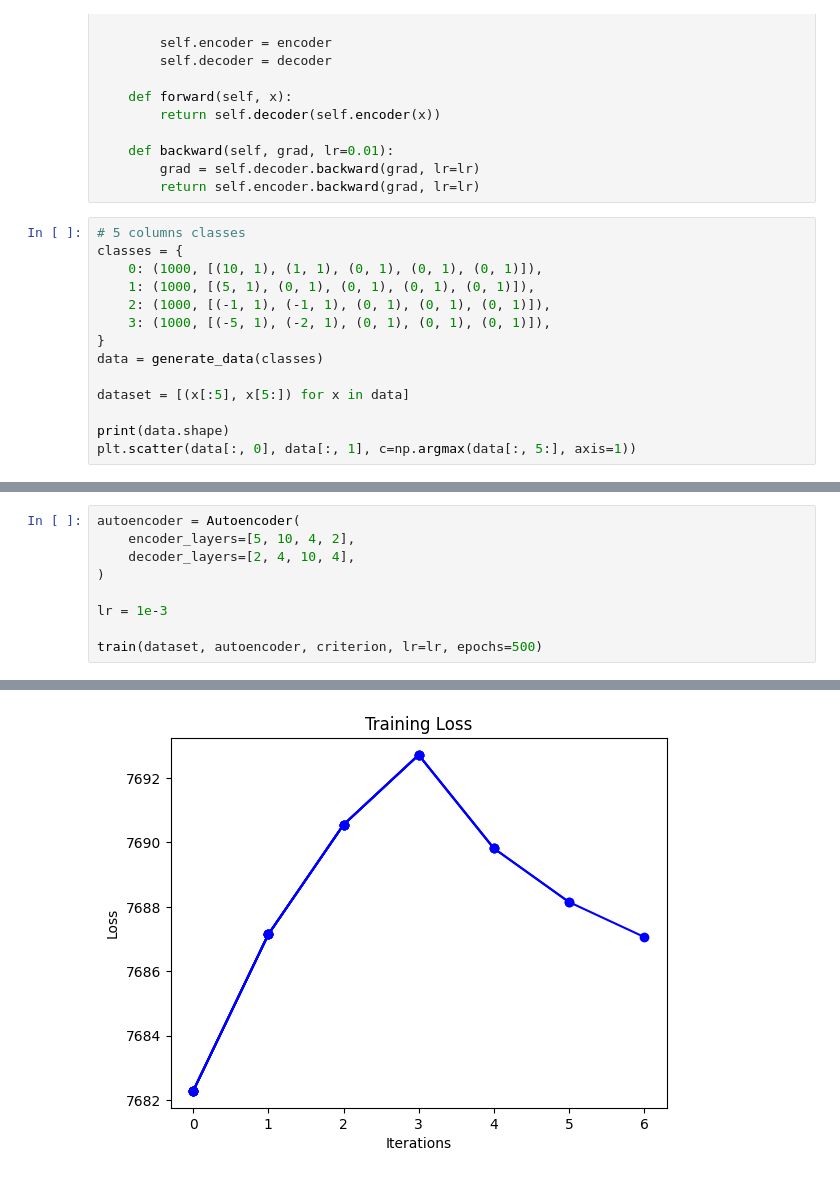
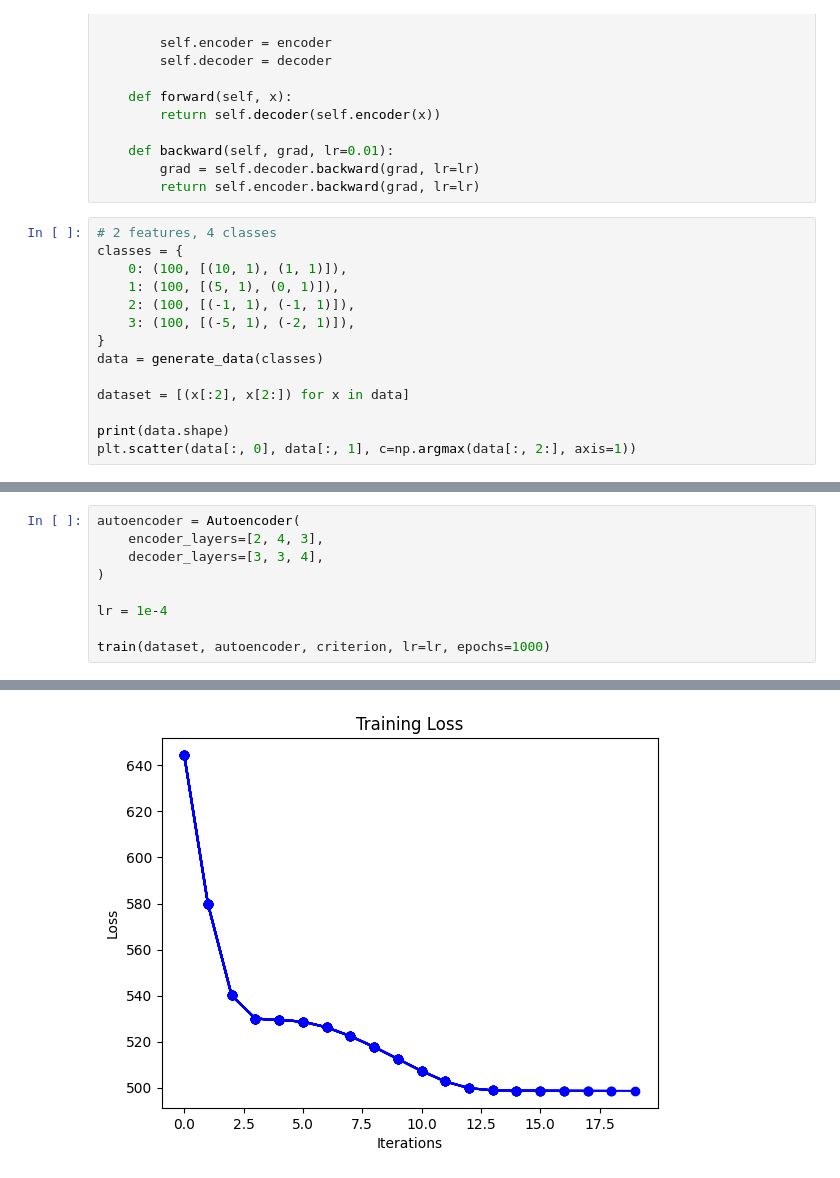
Before and after one commit to rzimmerdev/sentiment-analysis, a Jupyter notebook: atividade_1.ipynb, the cells around one changed output, grey strips where cells are left out. Drawn from its saved outputs; the diff is of its cells as text.

Commit message:
Working convergence and autoencoder

```diff
--- a/atividade_1.ipynb
+++ b/atividade_1.ipynb
@@ -433,17 +443,17 @@ class Autoencoder(Module):
         grad = self.decoder.backward(grad, lr=lr)
         return self.encoder.backward(grad, lr=lr)
 # %%
-# 5 columns classes
+# 2 features, 4 classes
 classes = {
-    0: (1000, [(10, 1), (1, 1), (0, 1), (0, 1), (0, 1)]),
-    1: (1000, [(5, 1), (0, 1), (0, 1), (0, 1), (0, 1)]),
-    2: (1000, [(-1, 1), (-1, 1), (0, 1), (0, 1), (0, 1)]),
-    3: (1000, [(-5, 1), (-2, 1), (0, 1), (0, 1), (0, 1)]),
+    0: (100, [(10, 1), (1, 1)]),
+    1: (100, [(5, 1), (0, 1)]),
+    2: (100, [(-1, 1), (-1, 1)]),
+    3: (100, [(-5, 1), (-2, 1)]),
 }
 data = generate_data(classes)
 
-dataset = [(x[:5], x[5:]) for x in data]
+dataset = [(x[:2], x[2:]) for x in data]
 
 print(data.shape)
-plt.scatter(data[:, 0], data[:, 1], c=np.argmax(data[:, 5:], axis=1))
+plt.scatter(data[:, 0], data[:, 1], c=np.argmax(data[:, 2:], axis=1))
 # %% [output]
@@ -451,10 +463,10 @@ plt.scatter(data[:, 0], data[:, 1], c=np.argmax(data[:, 5:], axis=1))
 # %%
 autoencoder = Autoencoder(
-    encoder_layers=[5, 10, 4, 2],
-    decoder_layers=[2, 4, 10, 4],
+    encoder_layers=[2, 4, 3],
+    decoder_layers=[3, 3, 4],
 )
 
-lr = 1e-3
+lr = 1e-4
 
-train(dataset, autoencoder, criterion, lr=lr, epochs=500)
+train(dataset, autoencoder, criterion, lr=lr, epochs=1000)
 # %% [output]
@@ -469,2 +510,2 @@ KeyboardInterrupt:
-[figure, old version]
+[figure, new version]
 # %%
```
Also changed, not shown: parts of 8 cells of this notebook, 1 other file.
